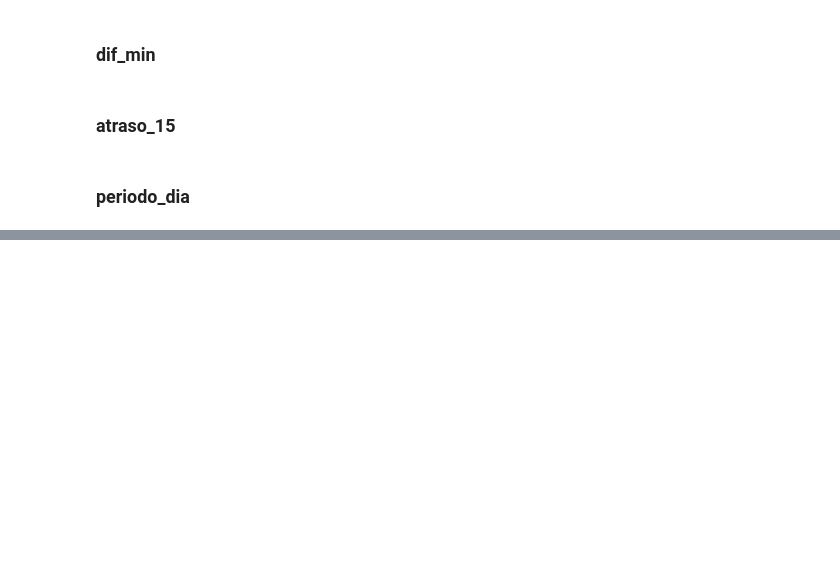
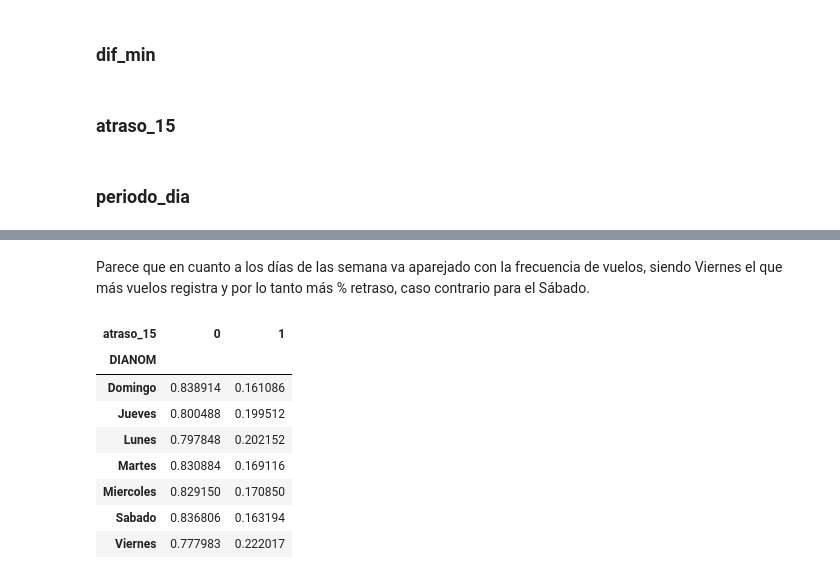
Before and after one commit to tomasaltilio/Latam, a Jupyter notebook: solution.ipynb, the cells around one changed output, grey strips where cells are left out. Cells and saved outputs as stored; diff of their text form; code cells hidden in the pictures; blank space fills up the shorter version.

```diff
--- a/solution.ipynb
+++ b/solution.ipynb
@@ -195,0 +275,14 @@ vuelos.loc[vuelos['Fecha-I'].dt.hour.between(19, 4), 'periodo_dia'] = 'noche'
+# %% [markdown]
+Parece que en cuanto a los días de las semana va aparejado con la frecuencia de vuelos, siendo Viernes el que más vuelos registra y por lo tanto más % retraso, caso contrario para el Sábado.
+# %%
+pd.crosstab(vuelos.DIANOM, vuelos.atraso_15, normalize= 'index')
+# %% [output]
+| atraso_15 | 0 | 1 |
+| DIANOM |  |  |
+| Domingo | 0.838914 | 0.161086 |
+| Jueves | 0.800488 | 0.199512 |
+| Lunes | 0.797848 | 0.202152 |
+| Martes | 0.830884 | 0.169116 |
+| Miercoles | 0.829150 | 0.170850 |
+| Sabado | 0.836806 | 0.163194 |
+| Viernes | 0.777983 | 0.222017 |
```
Also changed, not shown: parts of 15 cells of this notebook.
